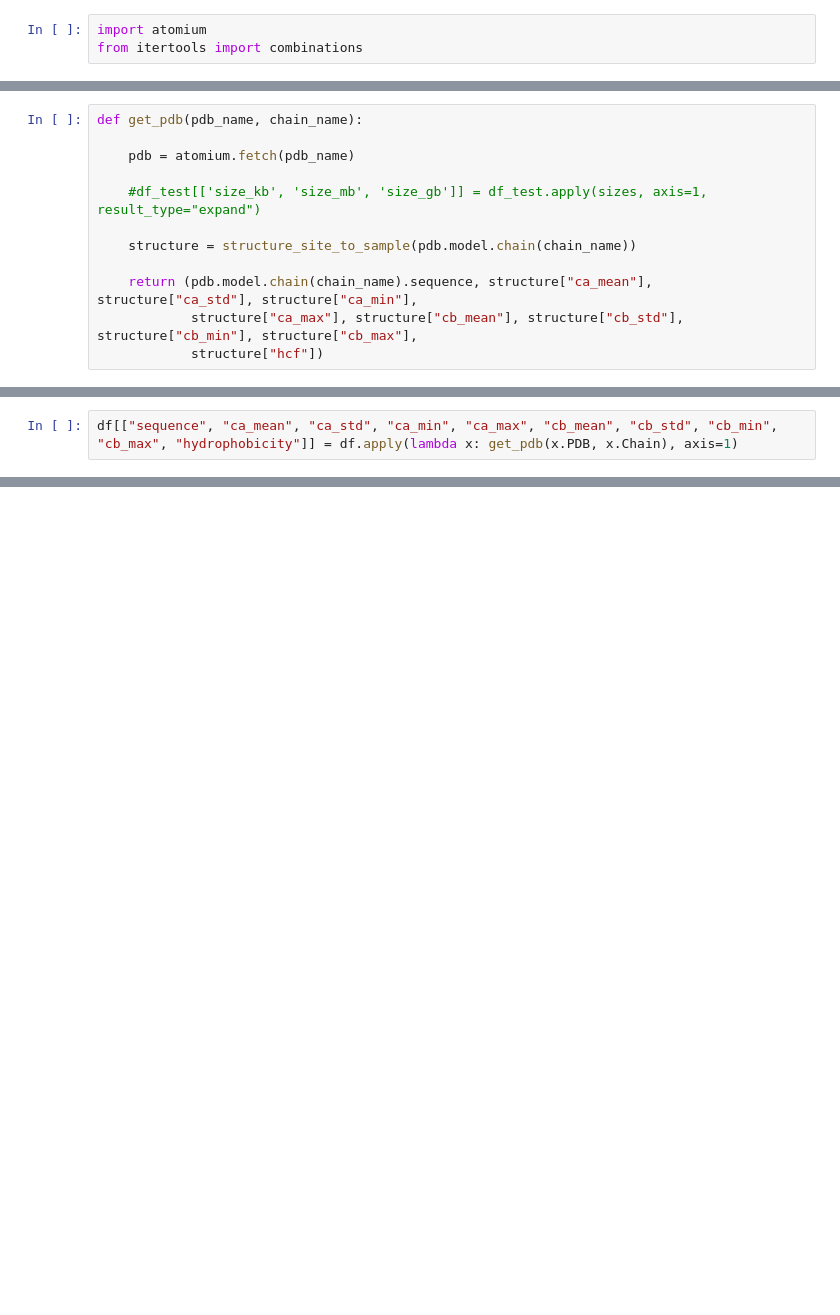
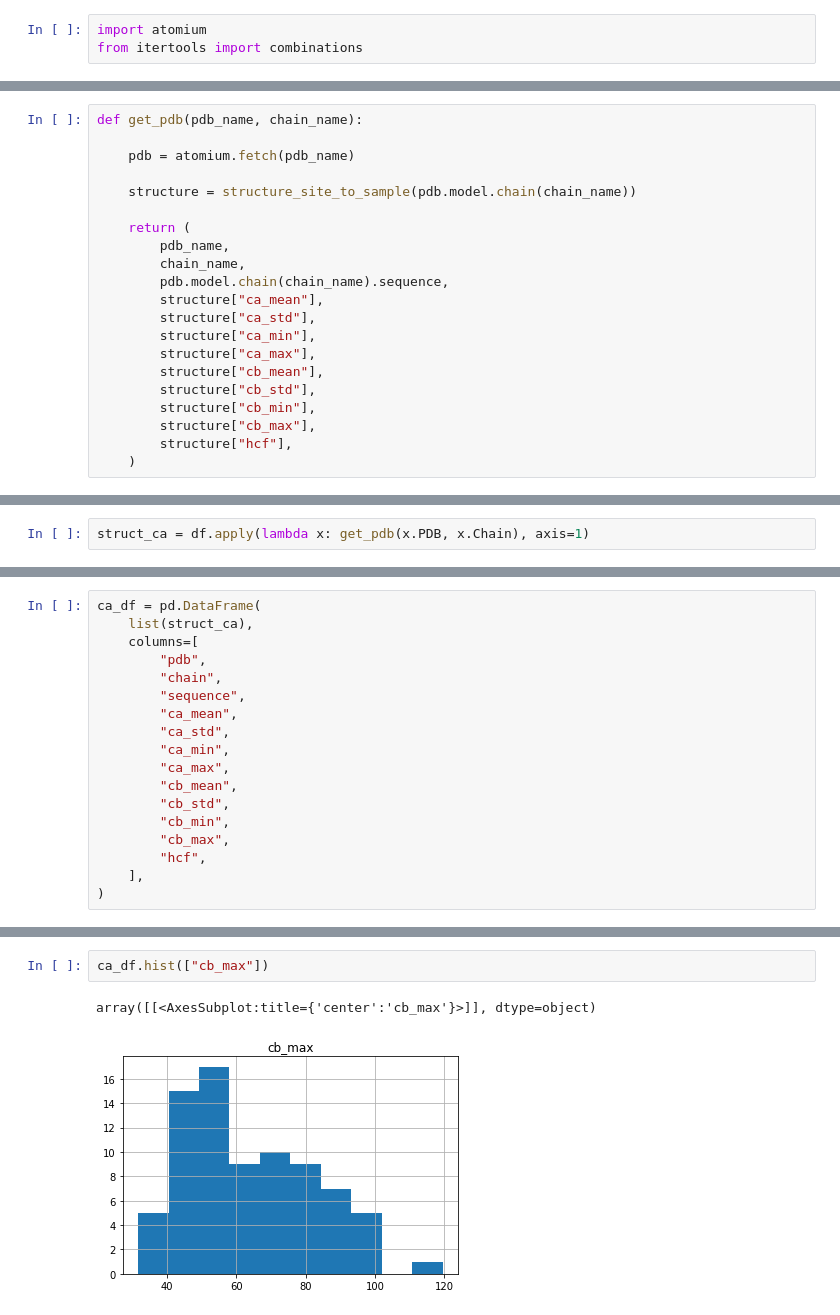
Before and after one commit to tonyreina/zincbind2, a Jupyter notebook: Calcium_binding.ipynb, the cells around one changed output, grey strips where cells are left out. Cells and saved outputs as stored; diff of their text form; blank space fills up the shorter version.

Commit message:
Fixing apply

```diff
--- a/Calcium_binding.ipynb
+++ b/Calcium_binding.ipynb
@@ -1184,10 +1197,19 @@ def get_pdb(pdb_name, chain_name):
 
     pdb = atomium.fetch(pdb_name)
 
-    #df_test[['size_kb', 'size_mb', 'size_gb']] = df_test.apply(sizes, axis=1, result_type="expand")
-
     structure = structure_site_to_sample(pdb.model.chain(chain_name))
 
-    return (pdb.model.chain(chain_name).sequence, structure["ca_mean"], structure["ca_std"], structure["ca_min"],
-            structure["ca_max"], structure["cb_mean"], structure["cb_std"], structure["cb_min"], structure["cb_max"],
-            structure["hcf"])
+    return (
+        pdb_name,
+        chain_name,
+        pdb.model.chain(chain_name).sequence,
+        structure["ca_mean"],
+        structure["ca_std"],
+        structure["ca_min"],
+        structure["ca_max"],
+        structure["cb_mean"],
+        structure["cb_std"],
+        structure["cb_min"],
+        structure["cb_max"],
+        structure["hcf"],
+    )
@@ -1211,2 +1216,2 @@ get_pdb(df["PDB"].iloc[0], df["Chain"].iloc[0])
 # %%
-df[["sequence", "ca_mean", "ca_std", "ca_min", "ca_max", "cb_mean", "cb_std", "cb_min", "cb_max", "hydrophobicity"]] = df.apply(lambda x: get_pdb(x.PDB, x.Chain), axis=1)
+struct_ca = df.apply(lambda x: get_pdb(x.PDB, x.Chain), axis=1)
@@ -1214,0 +1218,18 @@ df
+# %%
+ca_df = pd.DataFrame(
+    list(struct_ca),
+    columns=[
+        "pdb",
+        "chain",
+        "sequence",
+        "ca_mean",
+        "ca_std",
+        "ca_min",
+        "ca_max",
+        "cb_mean",
+        "cb_std",
+        "cb_min",
+        "cb_max",
+        "hcf",
+    ],
+)
@@ -1214,0 +1256,5 @@ df
+# %%
+ca_df.hist(["cb_max"])
+# %% [output]
+array([[<AxesSubplot:title={'center':'cb_max'}>]], dtype=object)
+[figure, added]
```
Also changed, not shown: parts of 16 cells of this notebook.
